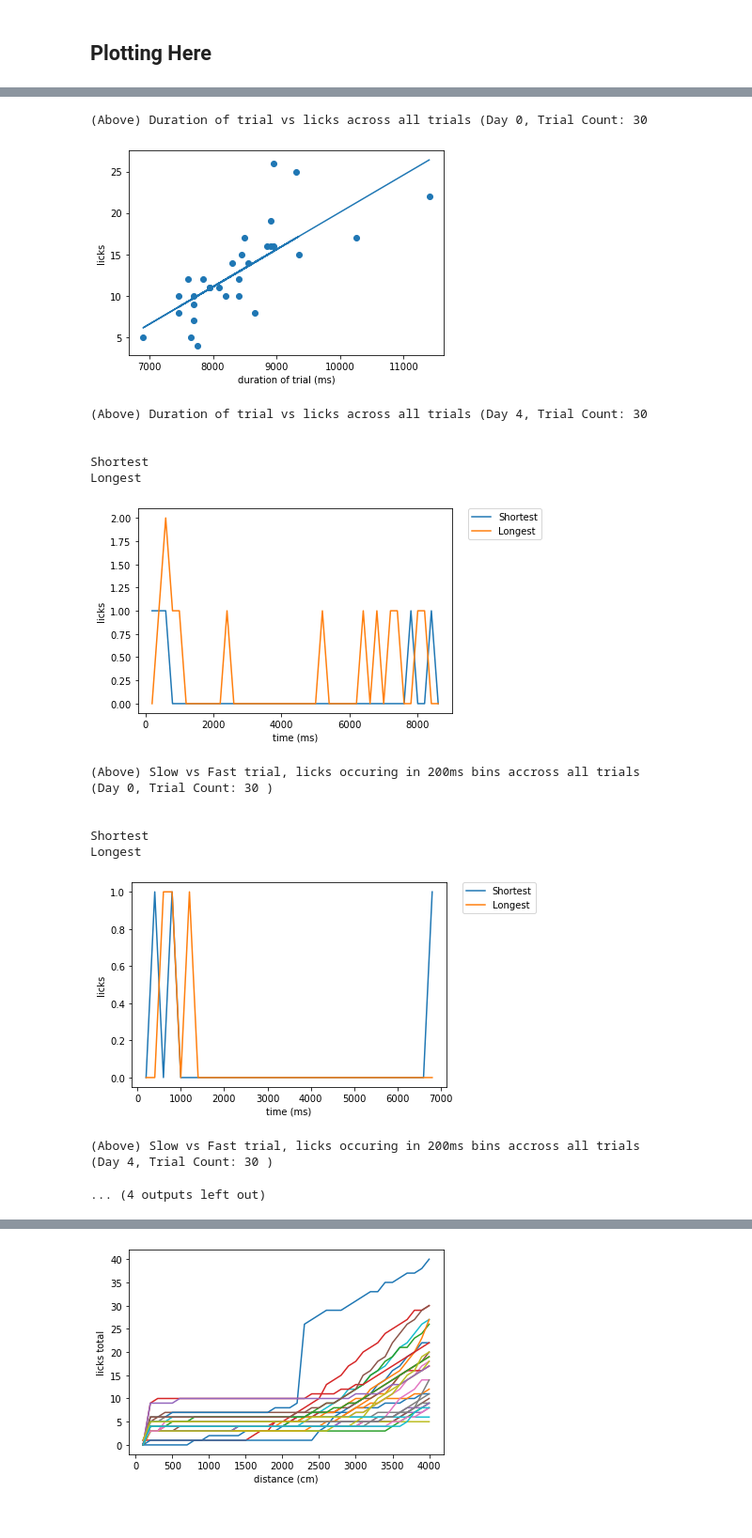
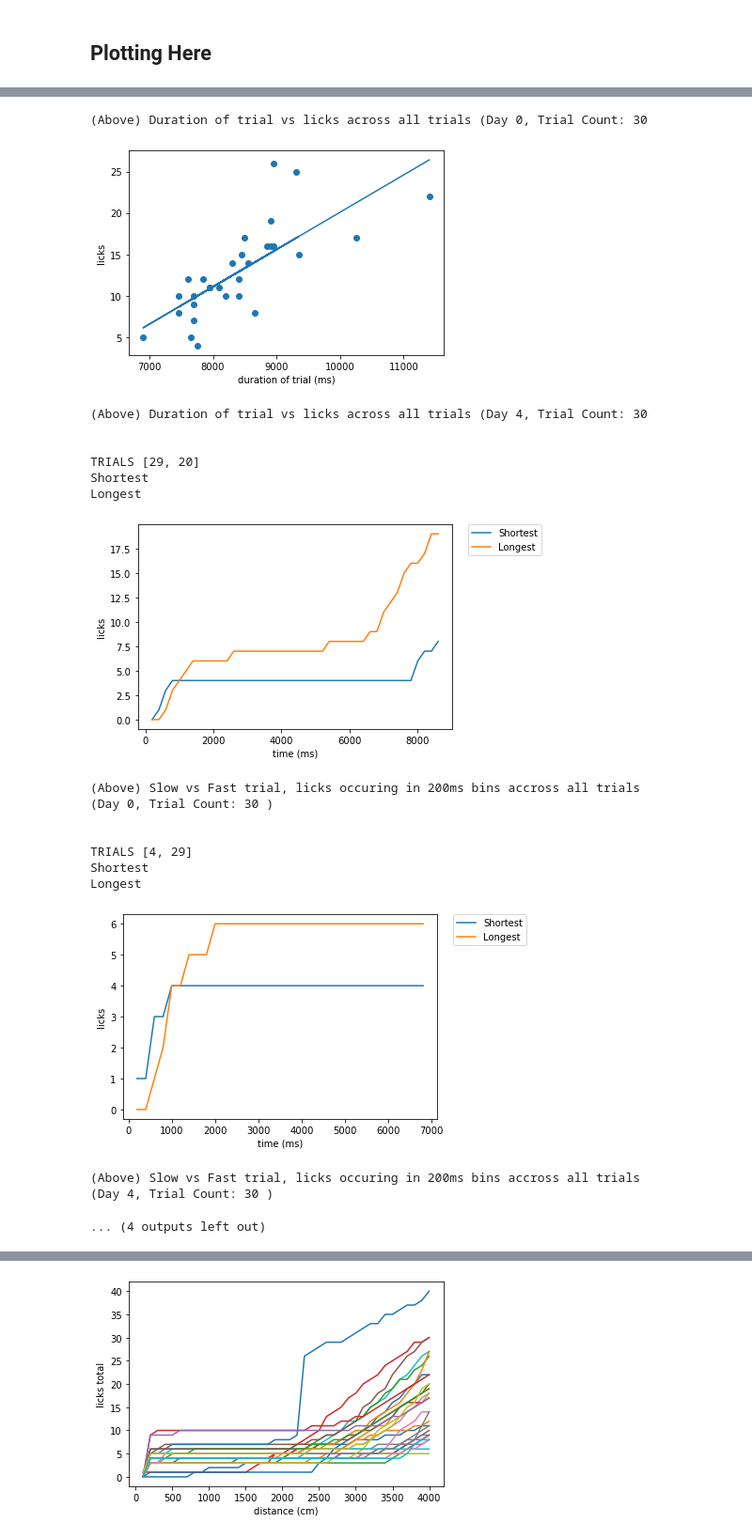
Before and after one commit to sophiakolak/6998-what-is-time, a Jupyter notebook: data/Lick_Rate_and_Time.ipynb, the cells around one changed output, grey strips where cells are left out. Shown at 94% size. Drawn from its saved outputs; the diff is of its cells as text; code cells hidden in the pictures.

Commit message:
more graphs

```diff
--- a/data/Lick_Rate_and_Time.ipynb
+++ b/data/Lick_Rate_and_Time.ipynb
@@ -273,8 +273,12 @@ dur(durations4, licks4)
 print("(Above) Duration of trial vs licks across all trials (Day 4, Trial Count:", trial_count,"\n\n")
 
 
+
+
+
 def plotFastVSlow(shortest_trial, min_time, longest_trial, max_time, time_binned_dictionary):
-    trials=[shortest_trial,longest_trial]
+    trials=[shortest_trial, longest_trial]
+    print("TRIALS", trials)
     counter = 0
     for trial in trials:
         licksY = []
@@ -288,9 +292,10 @@ def plotFastVSlow(shortest_trial, min_time, longest_trial, max_time, time_binned
             currBin = time_binned_dictionary[trial][bin]
             #print(counter)
             first = currBin.iloc[0][3]
-            last = currBin.iloc[-1][3]
-            lick_count = last - first
-            licksY.append(lick_count)
+            #last = currBin.iloc[-1][3]
+            #lick_count = last - first
+            #licksY.append(lick_count)
+            licksY.append(first)
             timeX.append(bin)
             #print(lick_count, bin)
         x = np.array(timeX)
@@ -307,6 +312,8 @@ print("(Above) Slow vs Fast trial, licks occuring in 200ms bins accross all tria
 
 plotFastVSlow(shortest_trial4, min_time4, longest_trial4, max_time4, time_binned_dictionary4)
 print("(Above) Slow vs Fast trial, licks occuring in 200ms bins accross all trials \n(Day 4, Trial Count:", trial_count,")\n\n")
+
+
 
 
 def space_bins_anticipatory(space_binned_dictionary):
@@ -355,41 +362,43 @@ print("(Above) Space bins, licks occuring in 200ms bins accross all trials \n(Da
 #def lick_time (total licks, time):
 
     # plot the data
     #data.iloc[0:581]. plt.plot(time, lick, alpha=0.4, label="no odor")
     #plt.legend()
 
     # show the plot
     #plt.show()
 
     #return "Done!"
 
 #plot as y axis
     #find delta lick in 200ms
     #divide by
 #licks per milisecond
 #find delta licks and divide by number of seconds that have passed
 #time bins of 200ms
 # %% [output]
 [figure]
 (Above) Licks occuring in 200ms bins accross all trials (Day 0, Trial Count: 30 )
 [figure]
 (Above) Licks occuring in 200ms bins accross all trials (Day 4, Trial Count: 30 )
 [figure]
 (Above) Duration of trial vs licks across all trials (Day 0, Trial Count: 30
 [figure]
 (Above) Duration of trial vs licks across all trials (Day 4, Trial Count: 30
 
 
+TRIALS [29, 20]
 Shortest
 Longest
-[figure, old version]
+[figure, new version]
 (Above) Slow vs Fast trial, licks occuring in 200ms bins accross all trials
 (Day 0, Trial Count: 30 )
 
 
+TRIALS [4, 29]
 Shortest
 Longest
-[figure, old version]
+[figure, new version]
 (Above) Slow vs Fast trial, licks occuring in 200ms bins accross all trials
 (Day 4, Trial Count: 30 )
 ... (4 outputs left out)
```
Also changed, not shown: parts of 4 cells of this notebook.
